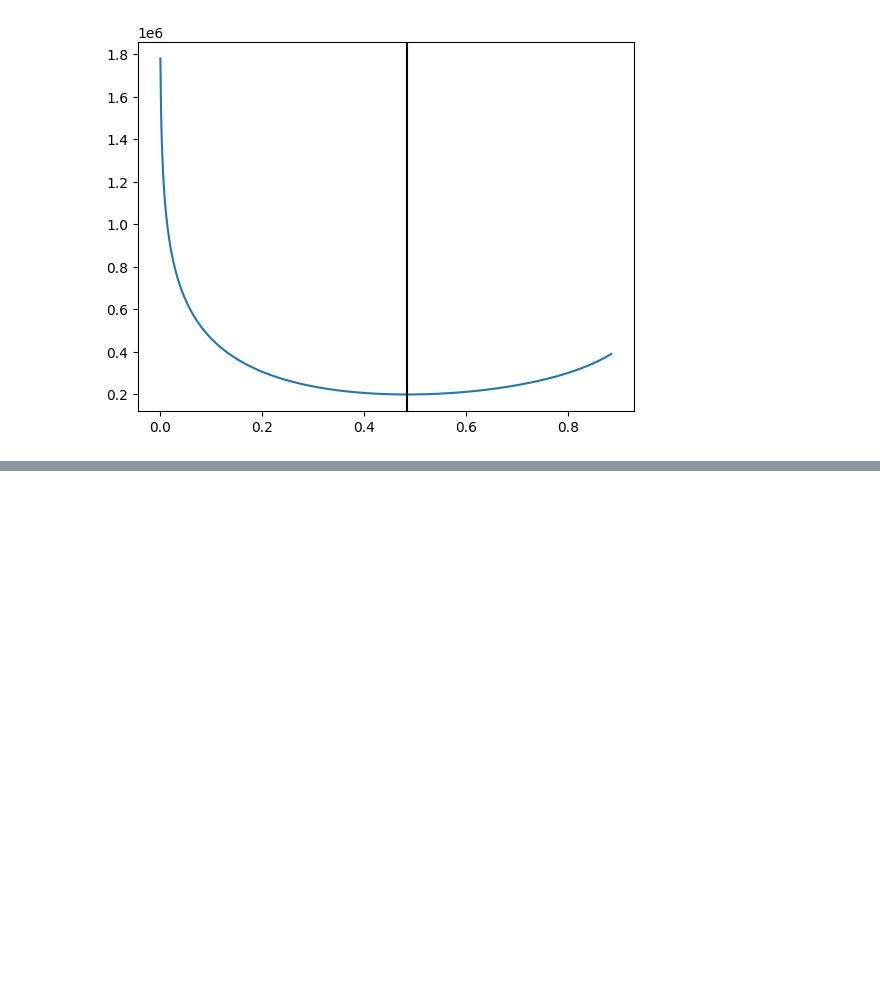
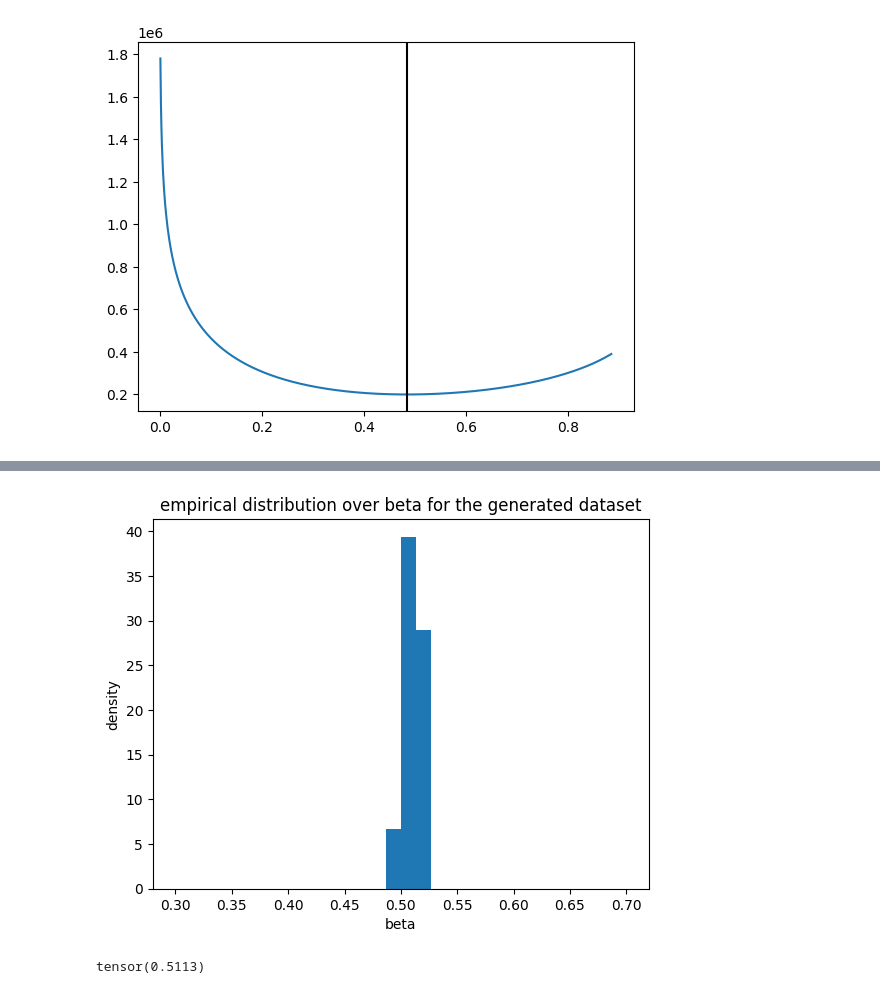
Before and after one commit to JanSchering/Thesis, a Jupyter notebook: si_model/SI_Experiment4.ipynb, the cells around one changed output, grey strips where cells are left out. Drawn from its saved outputs; the diff is of its cells as text; code cells hidden in the pictures; blank space fills up the shorter version.

```diff
--- a/si_model/SI_Experiment4.ipynb
+++ b/si_model/SI_Experiment4.ipynb
@@ -391,0 +561,10 @@ tensor(0.4845, device='cuda:0')
+# %%
+plt.hist(betas[10_000:], density=True, range=(0.3,0.7), bins=30)
+plt.title("empirical distribution over beta for the generated dataset")
+plt.xlabel("beta")
+plt.ylabel("density")
+plt.show()
+print(t.mean(t.tensor(betas)))
+# %% [output]
+[figure, added]
+tensor(0.5113)
```
Also changed, not shown: parts of 13 cells of this notebook, 1 other file.
